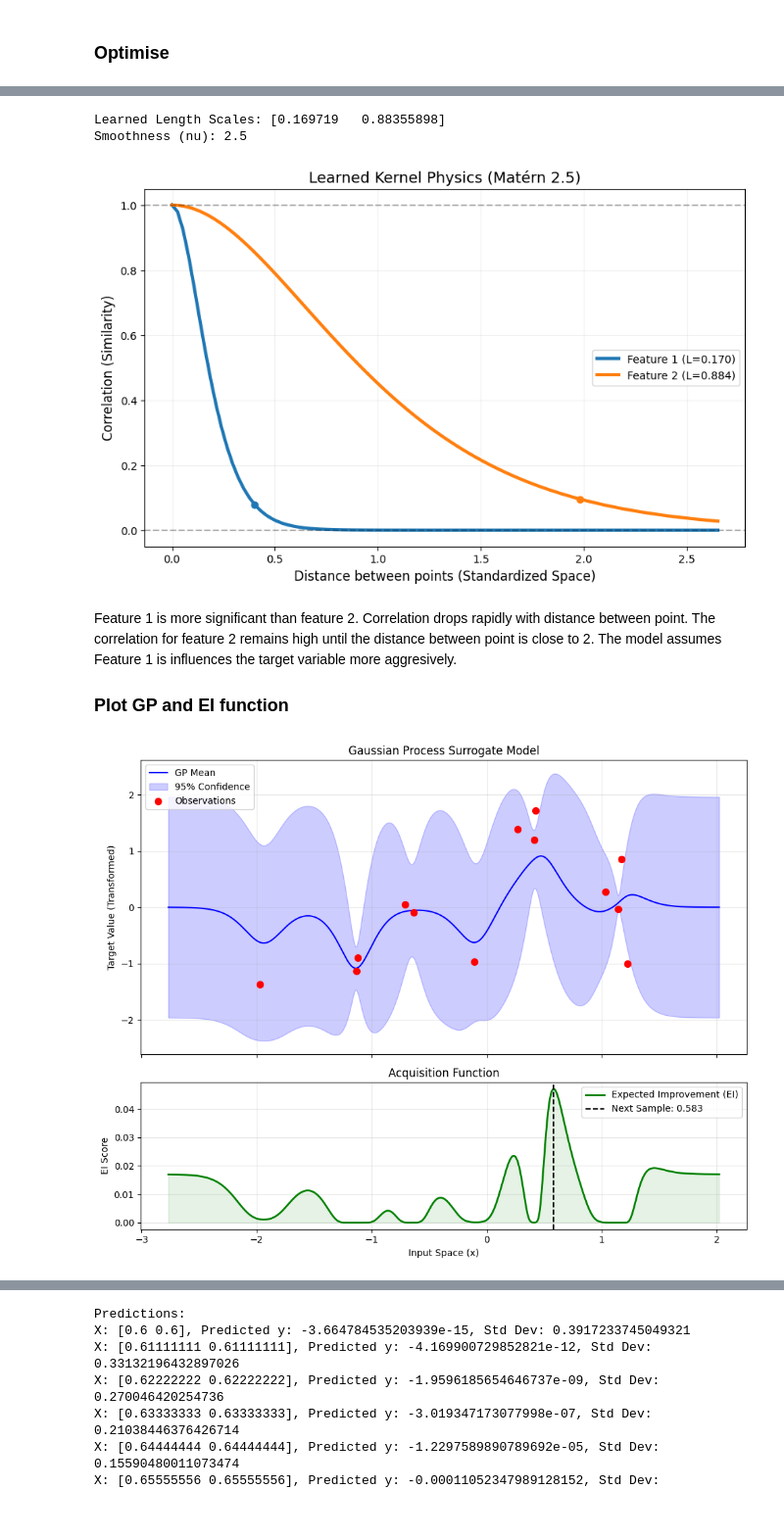
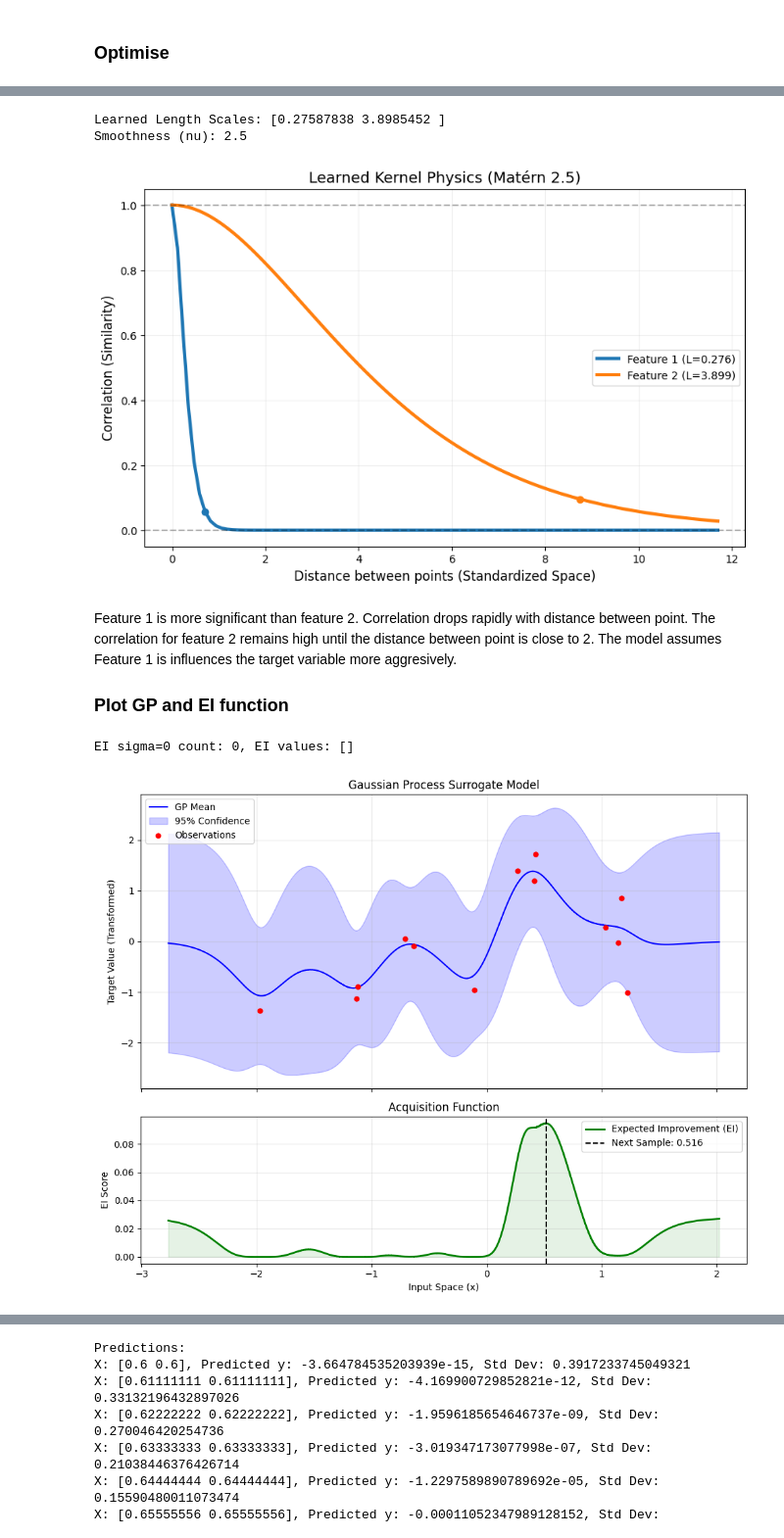
Before and after one commit to ja-michel/capstone_imperial_ml_ai, a Jupyter notebook: notebooks/w1/f2.ipynb, the cells around one changed output, grey strips where cells are left out. Shown at 98% size. Cells and saved outputs as stored; diff of their text form; code cells hidden in the pictures.

```diff
--- a/notebooks/w1/f2.ipynb
+++ b/notebooks/w1/f2.ipynb
@@ -85,7 +88,7 @@ from sklearn.gaussian_process import GaussianProcessRegressor
 from sklearn.gaussian_process.kernels import Matern, WhiteKernel
 
 kernel = Matern(length_scale=[0.3, 0.3], length_scale_bounds=(1e-2, 1e5), nu=2.5) + WhiteKernel(noise_level=1e-5, noise_level_bounds=(1e-28, 1e1))
-model = GaussianProcessRegressor(kernel=kernel, n_restarts_optimizer=20, normalize_y=False)
+model = GaussianProcessRegressor(kernel=kernel, n_restarts_optimizer=20, normalize_y=False, alpha=1e-10)
 model.fit(X_transformed, y_transformed)
 print("Model Trained.")
 print(f"Learned Kernel Parameters: {model.kernel_}")
@@ -110,15 +113,19 @@ def expected_improvement(x, model, y_best, xi=0.01):
 
     # 1. Ask the model for the mean and standard deviation
     mu, sigma = model.predict(x_2d, return_std=True)
-
+    print(f"EI mu: {mu}, sigma: {sigma}")
+    mu = mu.squeeze()
+    sigma = sigma.squeeze()
+    print(f"EI squeezed mu: {mu}, sigma: {sigma}")
     # 2. Calculate the improvement logic
     with np.errstate(divide='warn'):
-        imp = mu - y_best - xi
-        Z = imp / sigma
-        ei = imp * norm.cdf(Z) + sigma * norm.pdf(Z)
+        diff = mu - y_best - xi
+        u = diff / sigma
+        ei = diff * norm.cdf(u) + sigma * norm.pdf(u)
 
         # Handle cases where sigma is 0 (we've already know the value)
-        ei[sigma == 0.0] = 0.0
+        print(f"EI: {ei} sigma: {sigma}, count: {(sigma == 0.0).sum()}, EI values: {ei[sigma == 0.0]}")
+        ei[sigma <= 0.0] = 0.0
 
     return ei
 
@@ -180,9 +187,9 @@ def find_next_observation(model, y_best, bounds, n_restarts=25):
     return min_x.reshape(1, -1)
 
 def predict(X_new):
-    X_new_transformed = x_scaler.transform(X_new)
+    X_new_transformed = X_new # x_scaler.transform(X_new)
     y_pred_transformed, y_std_transformed = model.predict(X_new_transformed, return_std=True)
-    y_pred = y_scaler.inverse_transform(y_pred_transformed.reshape(-1, 1)).ravel()
+    y_pred = y_pred_transformed # y_scaler.inverse_transform(y_pred_transformed.reshape(-1, 1)).ravel()
     return y_pred, y_std_transformed
 # %%
 
@@ -277,9 +285,9 @@ def visualize_learned_kernel(model):
 # Run it on your trained model
 visualize_learned_kernel(model) # Assumes 'model' is your fitted gp
 # %% [output]
-Learned Length Scales: [0.169719   0.88355898]
+Learned Length Scales: [0.27587838 3.8985452 ]
 Smoothness (nu): 2.5
-[figure, old version]
+[figure, new version]
 # %% [markdown]
 Feature 1 is more significant than feature 2. Correlation drops rapidly with distance between point.
 The correlation for feature 2 remains high until the distance between point is close to 2.
@@ -301,10 +309,11 @@ def plot_bayesian_optimization(model, X_train, y_train, bounds):
 
     # A. Create a grid of points to plot the smooth lines
     x_grid = np.array(np.meshgrid(*[np.linspace(b[0], b[1], 1000) for b in bounds])).T.reshape(-1,2)
+    x_grid = np.vstack([np.unique(x_grid, axis=0), X_train])  # Remove duplicates if any
     x_grid = np.sort(x_grid, axis=0)
 
     # B. Get Model Predictions (Mean & Uncertainty) on the grid
-    # Note: These predictions are in "Transformed Space" (Log-Scaled)
+    # Note: These predictions are in "Transformed Space"
     mu, sigma = model.predict(x_grid, return_std=True)
 
     # C. Calculate Acquisition Function (EI) on the grid
@@ -326,32 +335,33 @@ def plot_bayesian_optimization(model, X_train, y_train, bounds):
                      label='95% Confidence')
 
     # Plot the actual data points (training data)
-    ax1.scatter(X_train[:,0], y_train, c='red', s=50, zorder=10, label='Observations')
+    ax1.scatter(X_train[:,0], y_train, c='red', s=25, zorder=10, label='Observations')
 
     ax1.set_title("Gaussian Process Surrogate Model")
     ax1.set_ylabel("Target Value (Transformed)")
     ax1.legend(loc='upper left')
     ax1.grid(True, alpha=0.3)
 
     # Bottom Plot: The Acquisition Function
     ax2 = axes[1]
     ax2.plot(x_grid[:,0], ei, 'g-', linewidth=2, label='Expected Improvement (EI)')
     ax2.fill_between(x_grid[:,0], ei, 0, color='green', alpha=0.1)
 
     # Highlight the next best point
     next_x_idx = np.argmax(ei)
     next_x = x_grid[next_x_idx]
     ax2.axvline(next_x[0], color='k', linestyle='--', label=f'Next Sample: {next_x[0]:.3f}')
 
     ax2.set_title("Acquisition Function")
     ax2.set_xlabel("Input Space (x)")
     ax2.set_ylabel("EI Score")
     ax2.legend(loc='upper right')
     ax2.grid(True, alpha=0.3)
 
     plt.tight_layout()
     plt.show()
 
 plot_bayesian_optimization(model, X_transformed, y_transformed, bounds)
 # %% [output]
+EI sigma=0 count: 0, EI values: []
-[figure, old version]
+[figure, new version]
```
Also changed, not shown: parts of 4 cells of this notebook.
